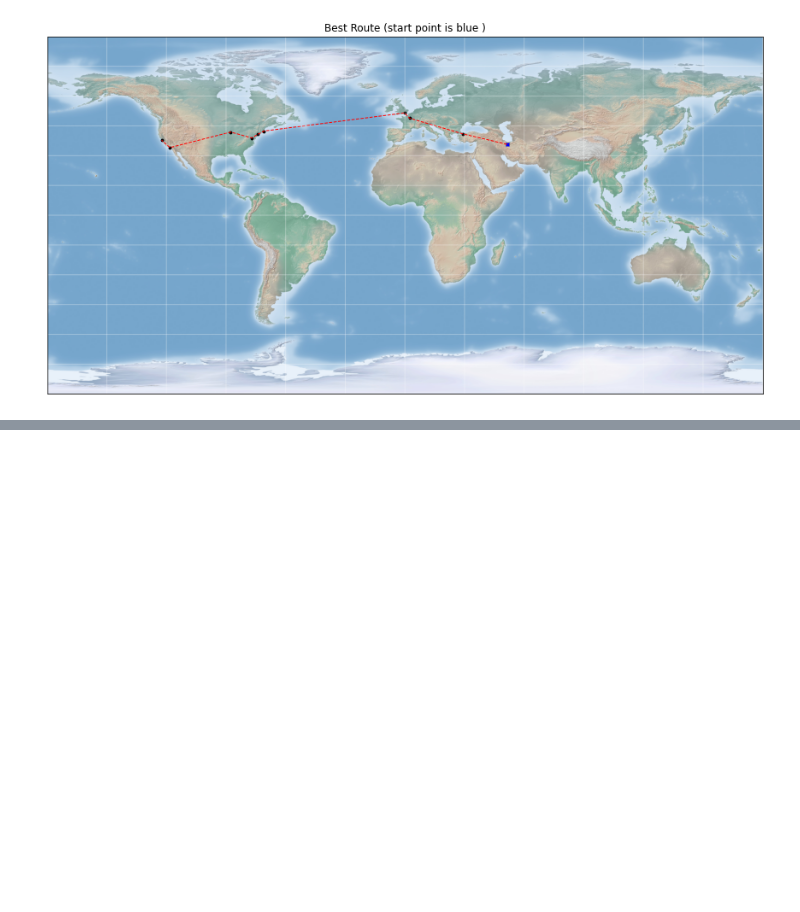
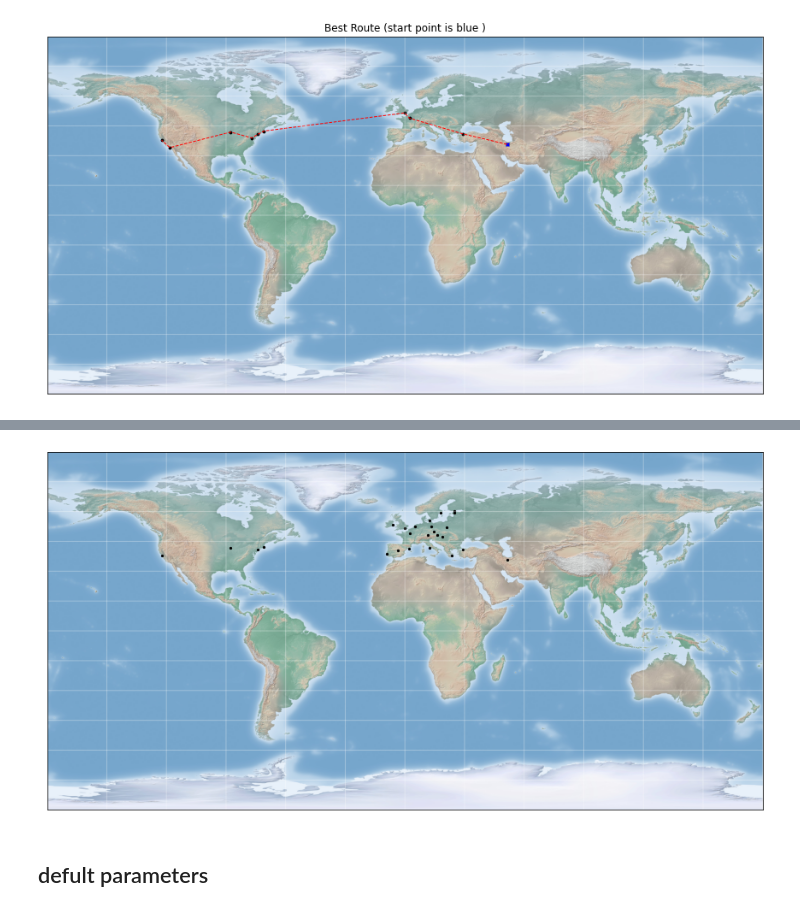
Before and after one commit to alisharifi2000/ACO_TSP, a Jupyter notebook: ACO_TSP.ipynb, the cells around one changed output, grey strips where cells are left out. Cells and saved outputs as stored; diff of their text form; code cells hidden in the pictures; blank space fills up the shorter version.

```diff
--- a/ACO_TSP.ipynb
+++ b/ACO_TSP.ipynb
@@ -401,0 +404,38 @@ Best Path :
+# %%
+# 30 cities
+cities = """New York,USA
+Munich,Germany
+Warsaw,Poland
+Stockholm,Sweden
+Barcelona,Spain
+Helsinki,Finland
+Tallinn,Estonia
+Amsterdam,Netherlands
+Prague,the Czech Republic
+Madrid,Spain
+Rome,Italy
+Budapest,Hungary
+Lisbon,Portugal
+Copenhagen,Denmark
+Dublin,Republic of Ireland
+Athens,Greece
+Berlin,Germany
+Chicago,USA
+London,UK
+Paris,France
+Tehran,Iran
+Istanbul,Turkey
+Bucharest,Romania
+Shiraz,Iran
+Mashhad,Iran
+Qom,Iran
+San Francisco,USA
+Vienna,Austria
+Boston,USA"""
+# %%
+result = get_city_country(cities)
+dataset = make_dataset(result[0],result[1])
+dataset = fill_lat_lng(dataset)
+city_dict = make_dict_from_dataset(dataset)
+print(len(dataset))
+print(dataset.head())
@@ -401,0 +453,6 @@ Best Path :
+# %%
+draw_cities_in_map(dataset)
+# %% [output]
+[figure, added]
+# %% [markdown]
+## defult parameters
```
Also changed, not shown: parts of 4 cells of this notebook.
